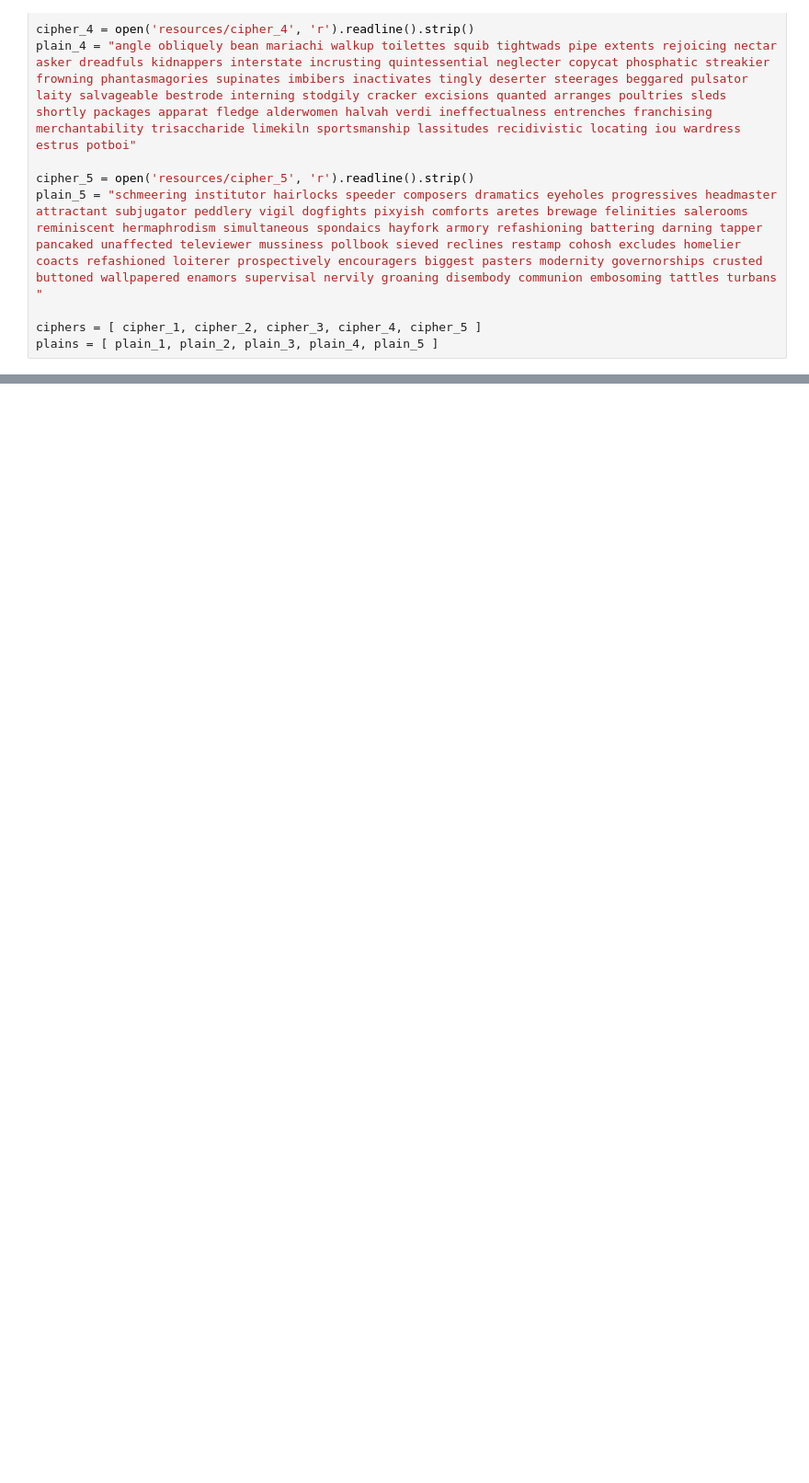
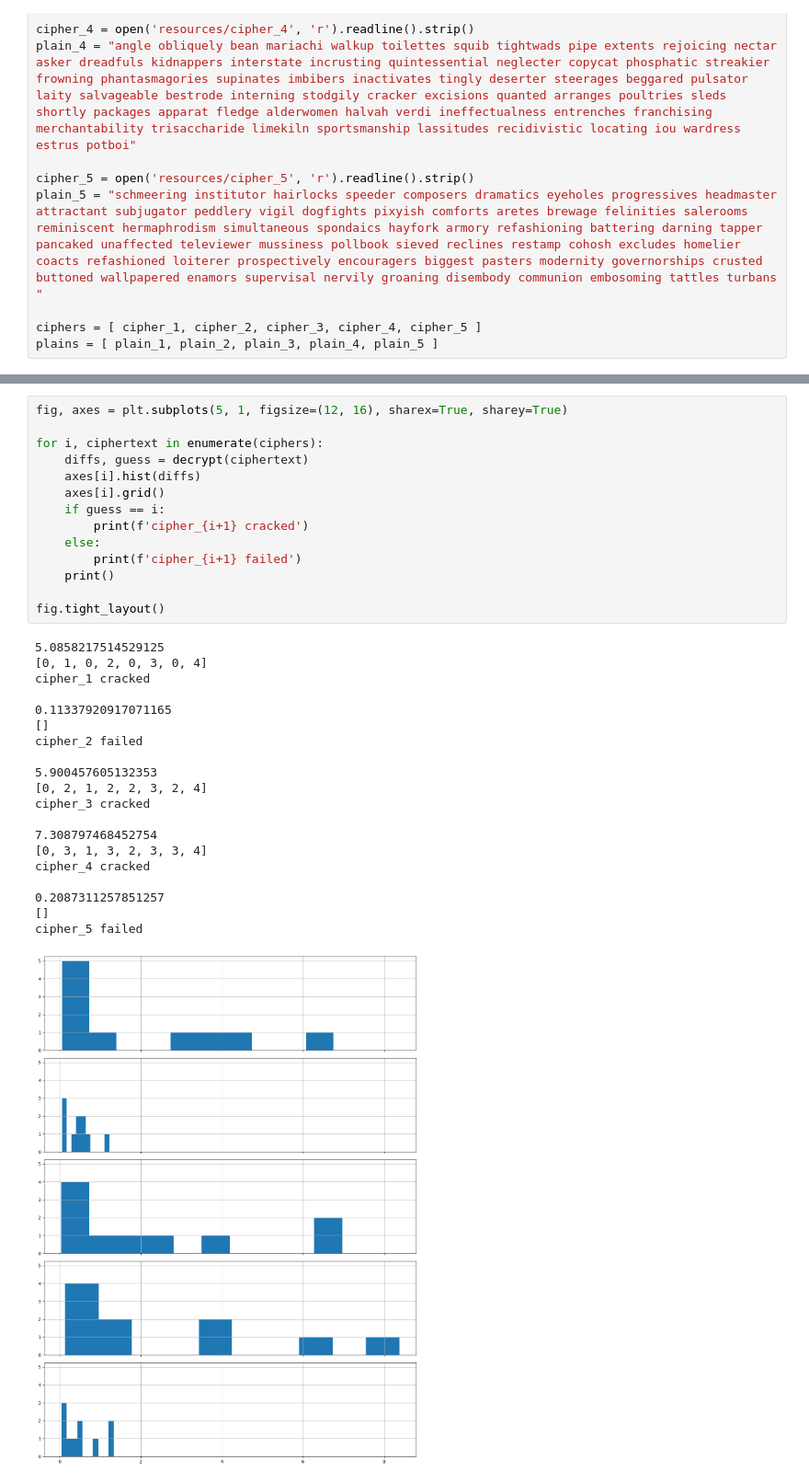
Before and after one commit to EdenWuyifan/Fall-2023-CS-GY6903-CS-UY4783-Project-1, a Jupyter notebook: entropy_analysis.ipynb, the cells around one changed output, grey strips where cells are left out. Shown: that part at 92% size. Cells and saved outputs as stored; diff of their text form; blank space fills up the shorter version.

```diff
--- a/entropy_analysis.ipynb
+++ b/entropy_analysis.ipynb
@@ -95,0 +260,35 @@ fig.tight_layout()
+# %%
+fig, axes = plt.subplots(5, 1, figsize=(12, 16), sharex=True, sharey=True)
+
+for i, ciphertext in enumerate(ciphers):
+    diffs, guess = decrypt(ciphertext)
+    axes[i].hist(diffs)
+    axes[i].grid()
+    if guess == i:
+        print(f'cipher_{i+1} cracked')
+    else:
+        print(f'cipher_{i+1} failed')
+    print()
+
+fig.tight_layout()
+# %% [output]
+5.0858217514529125
+[0, 1, 0, 2, 0, 3, 0, 4]
+cipher_1 cracked
+
+0.11337920917071165
+[]
+cipher_2 failed
+
+5.900457605132353
+[0, 2, 1, 2, 2, 3, 2, 4]
+cipher_3 cracked
+
+7.308797468452754
+[0, 3, 1, 3, 2, 3, 3, 4]
+cipher_4 cracked
+
+0.2087311257851257
+[]
+cipher_5 failed
+[figure, added]
```
Also changed, not shown: parts of 12 cells of this notebook.
